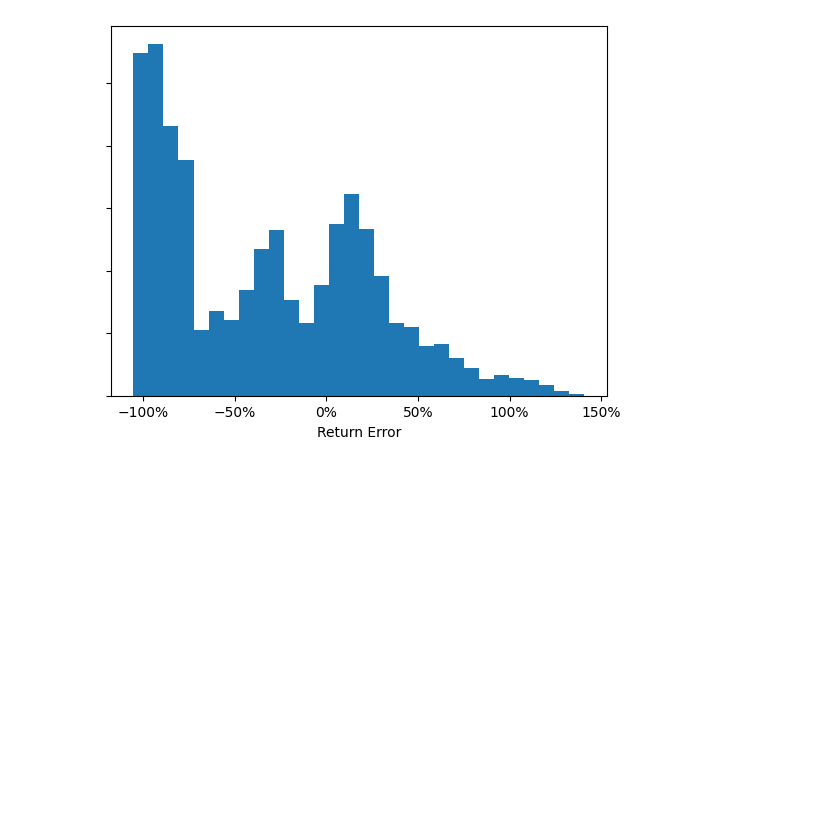
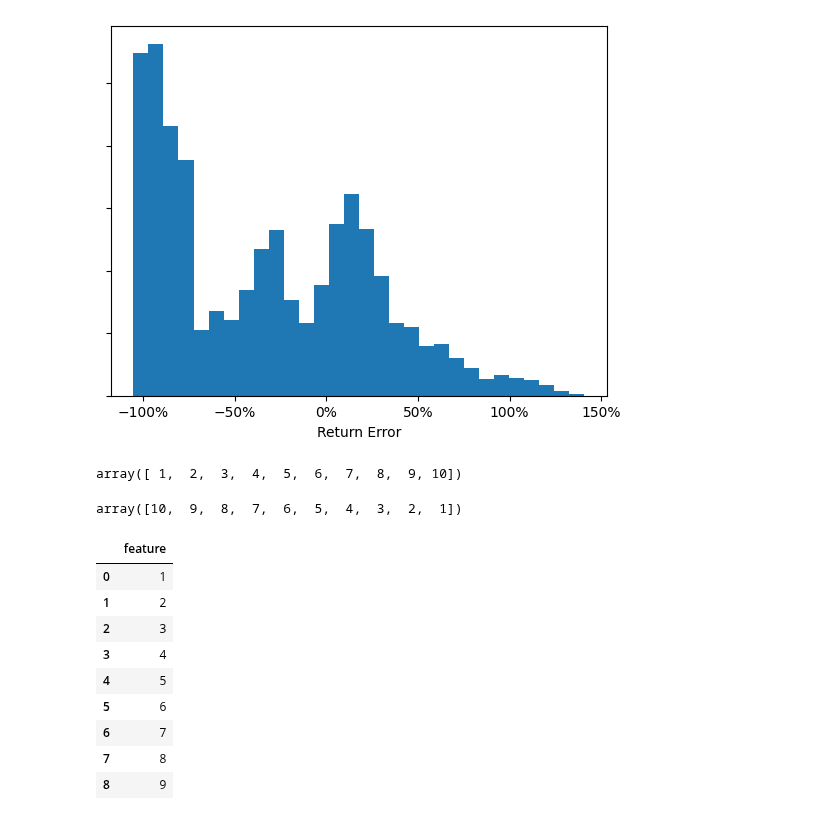
Before and after one commit to adamcataldo/letsbuildmodels, a Jupyter notebook: notebooks/stock_forecasting/market_forecasts.ipynb, the cells around one changed output. Drawn from its saved outputs; the diff is of its cells as text; code cells hidden in the pictures; blank space fills up the shorter version.

```diff
--- a/notebooks/stock_forecasting/market_forecasts.ipynb
+++ b/notebooks/stock_forecasting/market_forecasts.ipynb
@@ -243,0 +264,22 @@ Directional Accuracy: 50.1%
+# %%
+np.arange(1, 11, 1)
+# %% [output]
+array([ 1,  2,  3,  4,  5,  6,  7,  8,  9, 10])
+# %%
+np.arange(10, 0, -1)
+# %% [output]
+array([10,  9,  8,  7,  6,  5,  4,  3,  2,  1])
+# %%
+import pandas as pd
+pd.DataFrame({'feature': np.arange(1, 10, 1)})
+# %% [output]
+|  | feature |
+| 0 | 1 |
+| 1 | 2 |
+| 2 | 3 |
+| 3 | 4 |
+| 4 | 5 |
+| 5 | 6 |
+| 6 | 7 |
+| 7 | 8 |
+| 8 | 9 |
```
Also changed, not shown: parts of 1 cell of this notebook, 2 other files.
